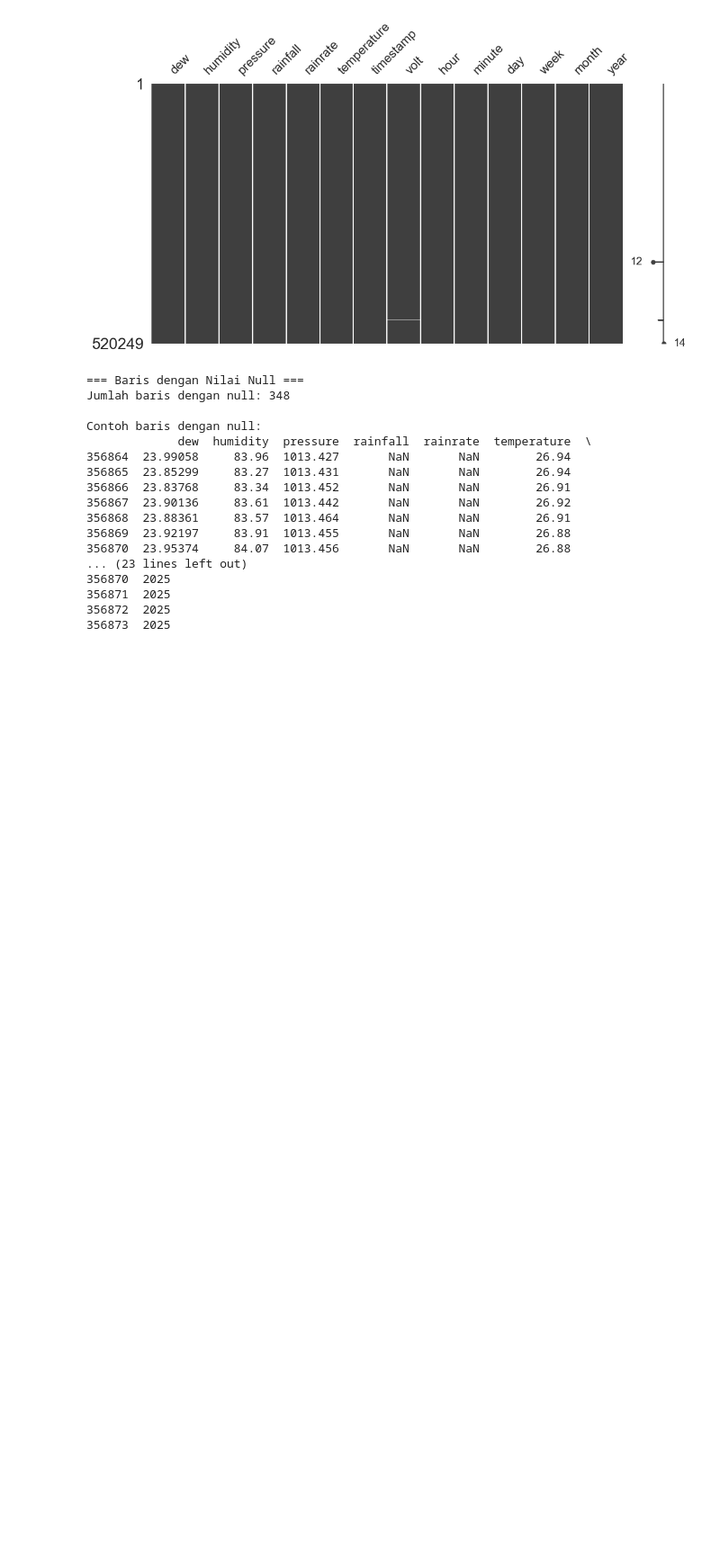
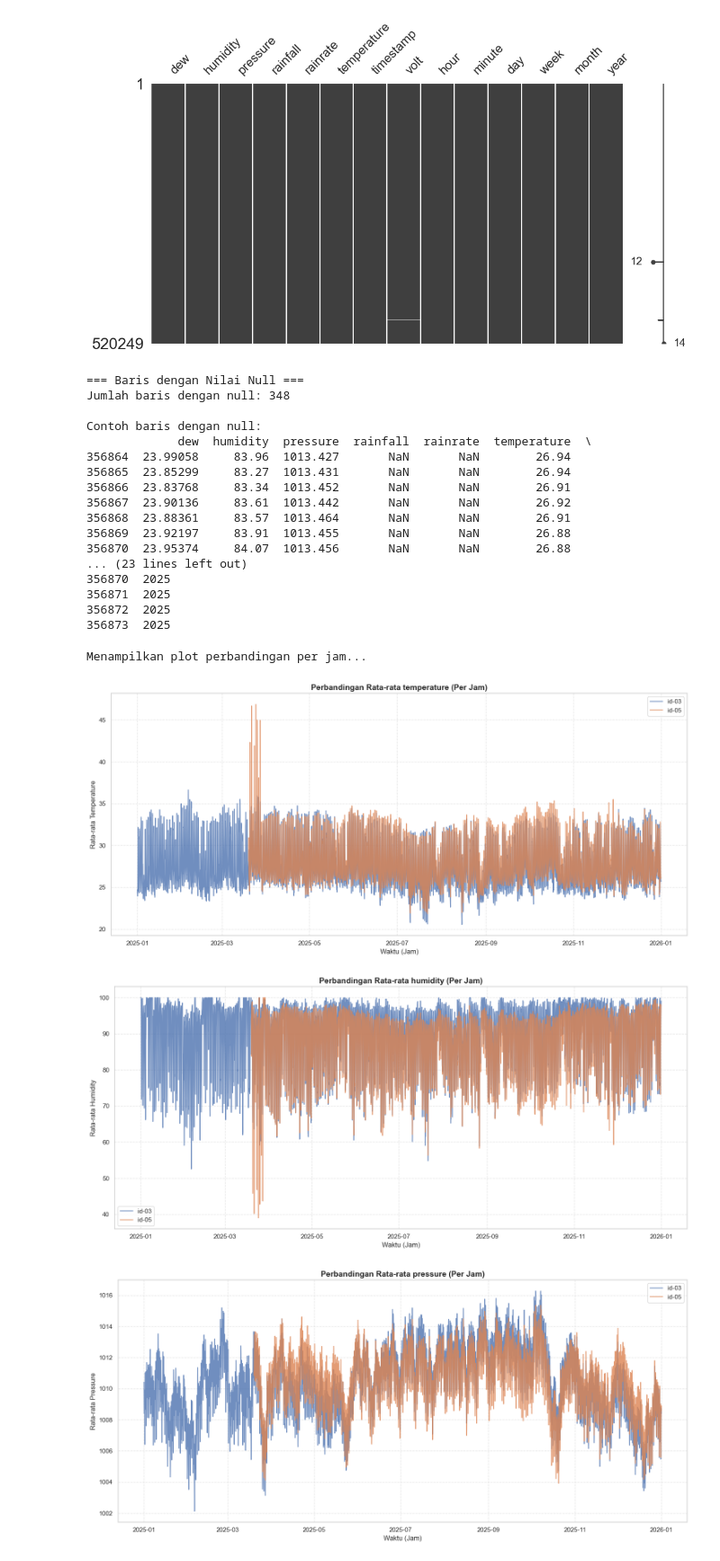
Before and after one commit to evanalif113/Catatan_Meteorologi, a Jupyter notebook: model-prediksi-estimasi-data-sensor.ipynb, the cells around one changed output. Shown at 90% size. Saved outputs shown, nothing was run; the diff lists cells and outputs as text; code cells hidden in the pictures; blank space fills up the shorter version.

```diff
--- a/model-prediksi-estimasi-data-sensor.ipynb
+++ b/model-prediksi-estimasi-data-sensor.ipynb
@@ -652,0 +649,13 @@ def plot_station_trends(data_dict, column_to_plot, freq='d'):
+# %%
+# --- 1. Membuat Plot Rata-rata PER JAM ---
+# Cukup atur freq='h'
+print("Menampilkan plot perbandingan per jam...")
+plot_station_trends(weather_dataframes, 'temperature', freq='h', agg_method='mean')
+plot_station_trends(weather_dataframes, 'humidity', freq='h', agg_method='mean')
+plot_station_trends(weather_dataframes, 'pressure', freq='h', agg_method='mean')
+plot_station_trends(weather_dataframes, 'rainrate', freq='h', agg_method='mean')
+# %% [output]
+Menampilkan plot perbandingan per jam...
+[figure, added]
+[figure, added]
+[figure, added]
```
Also changed, not shown: parts of 22 cells of this notebook, 5 other files.
